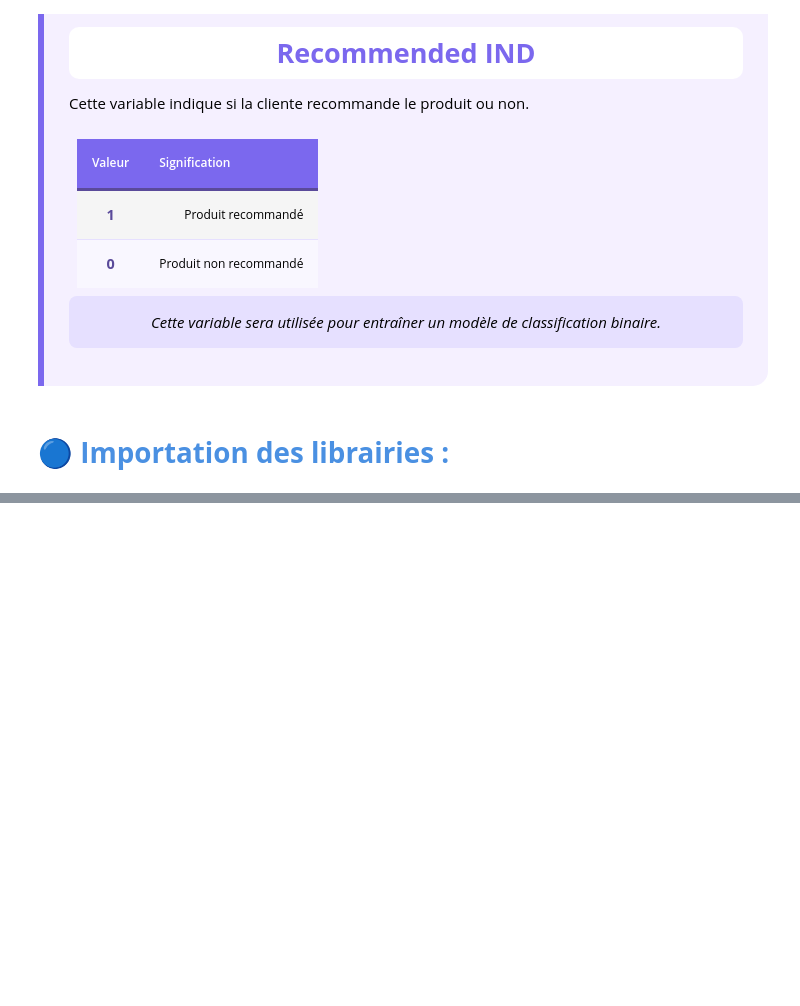
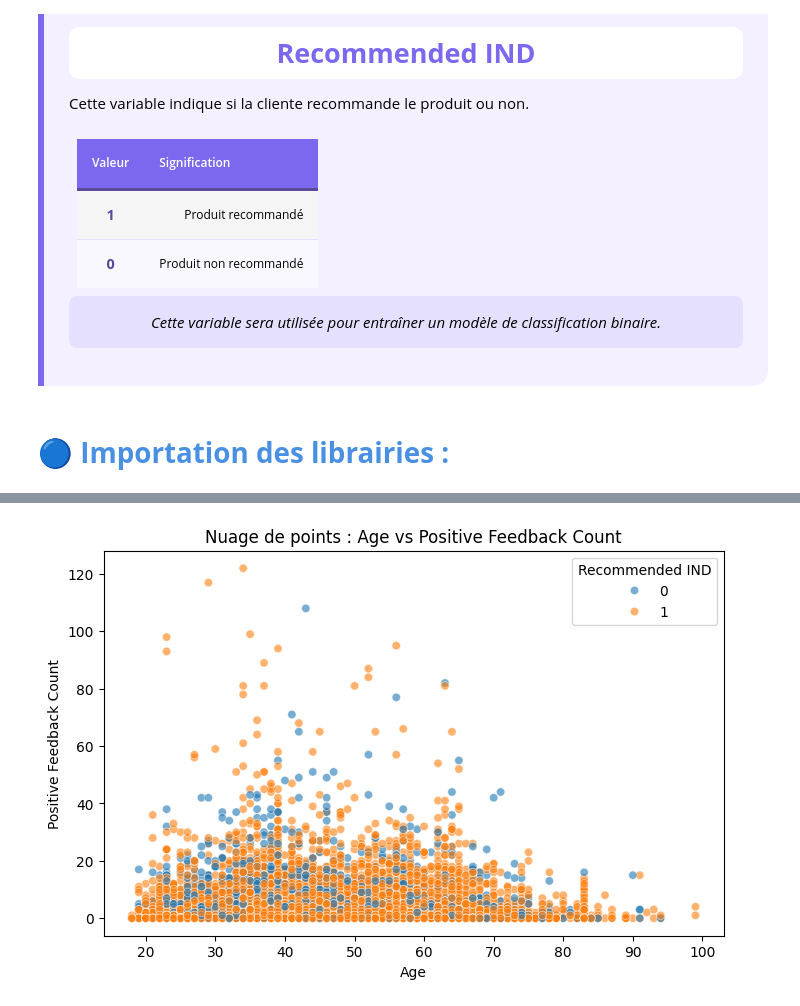
Before and after one commit to BenWafae/womens-ecommerce-product-success, a Jupyter notebook: notebooks/ecommerce_project.ipynb, the cells around one changed output, grey strips where cells are left out. Cells and saved outputs as stored; diff of their text form; code cells hidden in the pictures; blank space fills up the shorter version.

```diff
--- a/notebooks/ecommerce_project.ipynb
+++ b/notebooks/ecommerce_project.ipynb
@@ -377,0 +481,10 @@ warnings.filterwarnings("ignore")
+# %%
+# Age vs Positive Feedback Count
+plt.figure(figsize=(8,5))
+sns.scatterplot(x="Age", y="Positive Feedback Count", data=df, hue="Recommended IND", alpha=0.6)
+plt.title("Nuage de points : Age vs Positive Feedback Count")
+plt.xlabel("Age")
+plt.ylabel("Positive Feedback Count")
+plt.show()
+# %% [output]
+[figure, added]
```
Also changed, not shown: parts of 38 cells of this notebook.
